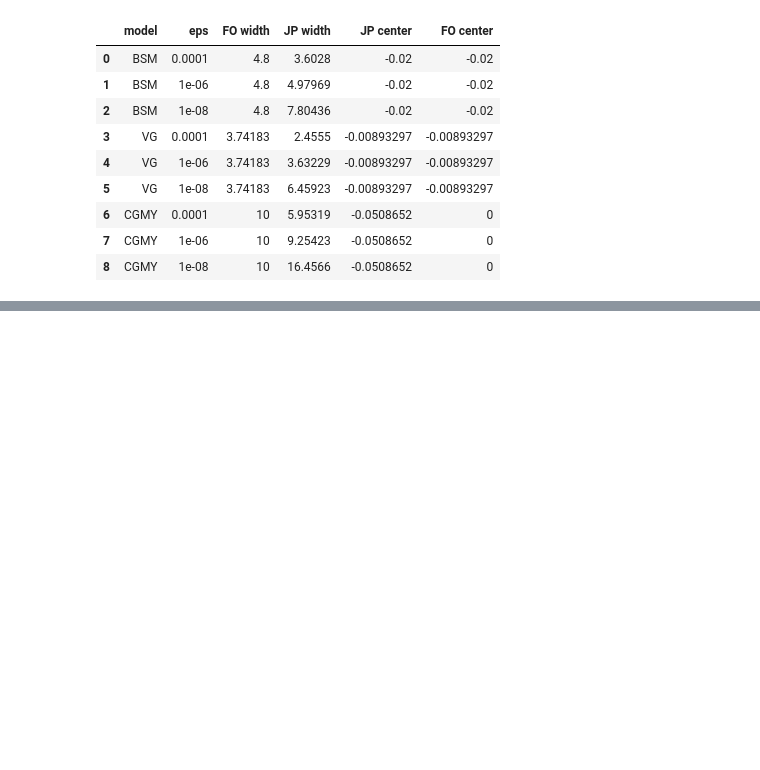
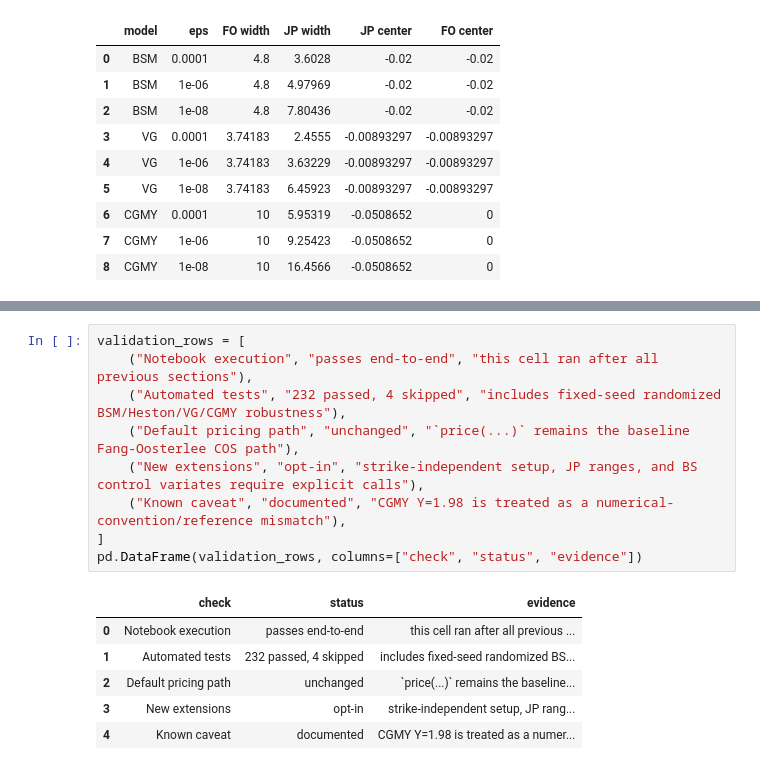
Before and after one commit to ee2625/fourier-cosine-option-pricing, a Jupyter notebook: notebooks/tests.ipynb, the cells around one changed output, grey strips where cells are left out. Cells and saved outputs as stored; diff of their text form; blank space fills up the shorter version.

Commit message:
Polish validation report and robustness checks

```diff
--- a/notebooks/tests.ipynb
+++ b/notebooks/tests.ipynb
@@ -1337,0 +1431,16 @@ display_error_table(df_cv)
+# %%
+validation_rows = [
+    ("Notebook execution", "passes end-to-end", "this cell ran after all previous sections"),
+    ("Automated tests", "232 passed, 4 skipped", "includes fixed-seed randomized BSM/Heston/VG/CGMY robustness"),
+    ("Default pricing path", "unchanged", "`price(...)` remains the baseline Fang-Oosterlee COS path"),
+    ("New extensions", "opt-in", "strike-independent setup, JP ranges, and BS control variates require explicit calls"),
+    ("Known caveat", "documented", "CGMY Y=1.98 is treated as a numerical-convention/reference mismatch"),
+]
+pd.DataFrame(validation_rows, columns=["check", "status", "evidence"])
+# %% [output]
+|  | check | status | evidence |
+| 0 | Notebook execution | passes end-to-end | this cell ran after all previous ... |
+| 1 | Automated tests | 232 passed, 4 skipped | includes fixed-seed randomized BS... |
+| 2 | Default pricing path | unchanged | `price(...)` remains the baseline... |
+| 3 | New extensions | opt-in | strike-independent setup, JP rang... |
+| 4 | Known caveat | documented | CGMY Y=1.98 is treated as a numer... |
```
Also changed, not shown: parts of 12 cells of this notebook, 13 other files.
